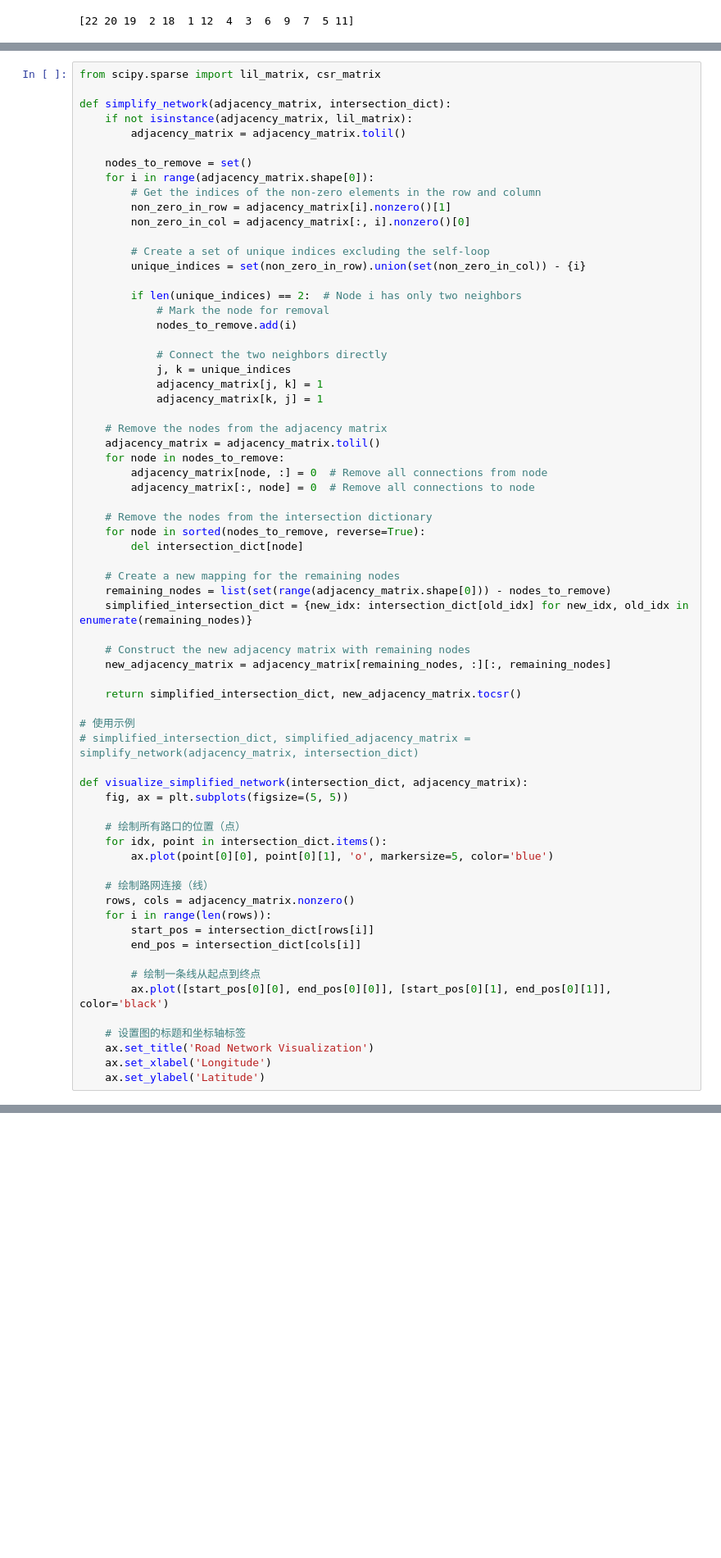
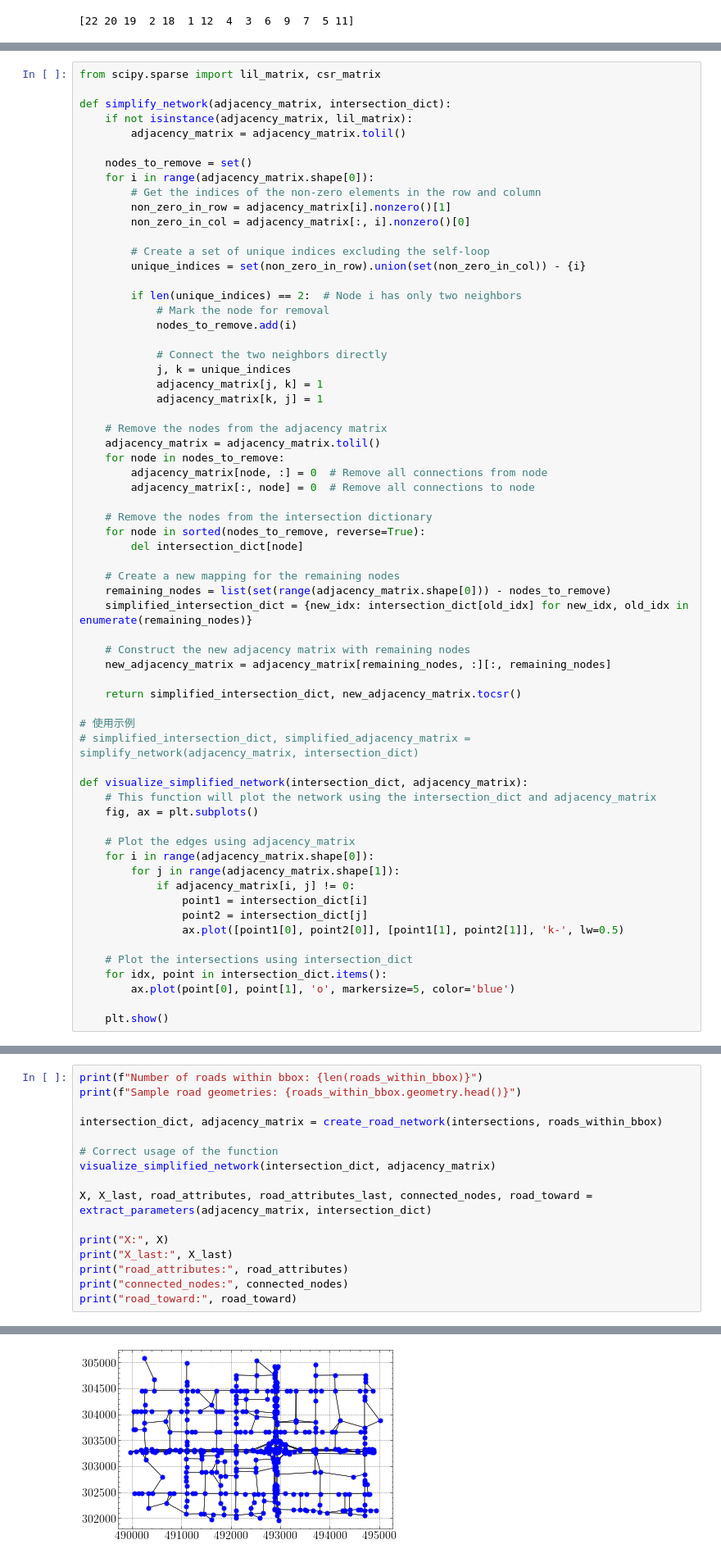
Before and after one commit to liftes/TrafficSignal, a Jupyter notebook: testtrafficnet.ipynb, the cells around one changed output, grey strips where cells are left out. Shown at 82% size. Saved outputs shown, nothing was run; the diff lists cells and outputs as text; blank space fills up the shorter version.

```diff
--- a/testtrafficnet.ipynb
+++ b/testtrafficnet.ipynb
@@ -538,22 +601,19 @@ def simplify_network(adjacency_matrix, intersection_dict):
 # simplified_intersection_dict, simplified_adjacency_matrix = simplify_network(adjacency_matrix, intersection_dict)
 
 def visualize_simplified_network(intersection_dict, adjacency_matrix):
-    fig, ax = plt.subplots(figsize=(5, 5))
+    # This function will plot the network using the intersection_dict and adjacency_matrix
+    fig, ax = plt.subplots()
 
-    # 绘制所有路口的位置（点）
+    # Plot the edges using adjacency_matrix
+    for i in range(adjacency_matrix.shape[0]):
+        for j in range(adjacency_matrix.shape[1]):
+            if adjacency_matrix[i, j] != 0:
+                point1 = intersection_dict[i]
+                point2 = intersection_dict[j]
+                ax.plot([point1[0], point2[0]], [point1[1], point2[1]], 'k-', lw=0.5)
+
+    # Plot the intersections using intersection_dict
     for idx, point in intersection_dict.items():
-        ax.plot(point[0][0], point[0][1], 'o', markersize=5, color='blue')
+        ax.plot(point[0], point[1], 'o', markersize=5, color='blue')
 
-    # 绘制路网连接（线）
-    rows, cols = adjacency_matrix.nonzero()
-    for i in range(len(rows)):
-        start_pos = intersection_dict[rows[i]]
-        end_pos = intersection_dict[cols[i]]
-
-        # 绘制一条线从起点到终点
-        ax.plot([start_pos[0][0], end_pos[0][0]], [start_pos[0][1], end_pos[0][1]], color='black')
-
-    # 设置图的标题和坐标轴标签
-    ax.set_title('Road Network Visualization')
-    ax.set_xlabel('Longitude')
-    ax.set_ylabel('Latitude')
+    plt.show()
@@ -678,0 +772,17 @@ def visualize_simplified_network(intersection_dict, adjacency_matrix):
+# %%
+print(f"Number of roads within bbox: {len(roads_within_bbox)}")
+print(f"Sample road geometries: {roads_within_bbox.geometry.head()}")
+
+intersection_dict, adjacency_matrix = create_road_network(intersections, roads_within_bbox)
+
+# Correct usage of the function
+visualize_simplified_network(intersection_dict, adjacency_matrix)
+
+X, X_last, road_attributes, road_attributes_last, connected_nodes, road_toward = extract_parameters(adjacency_matrix, intersection_dict)
+
+print("X:", X)
+print("X_last:", X_last)
+print("road_attributes:", road_attributes)
+print("connected_nodes:", connected_nodes)
+print("road_toward:", road_toward)
+# %% [output]
@@ -678,0 +806 @@ def visualize_simplified_network(intersection_dict, adjacency_matrix):
+[figure, added]
```
Also changed, not shown: parts of 12 cells of this notebook, 4 other files.
